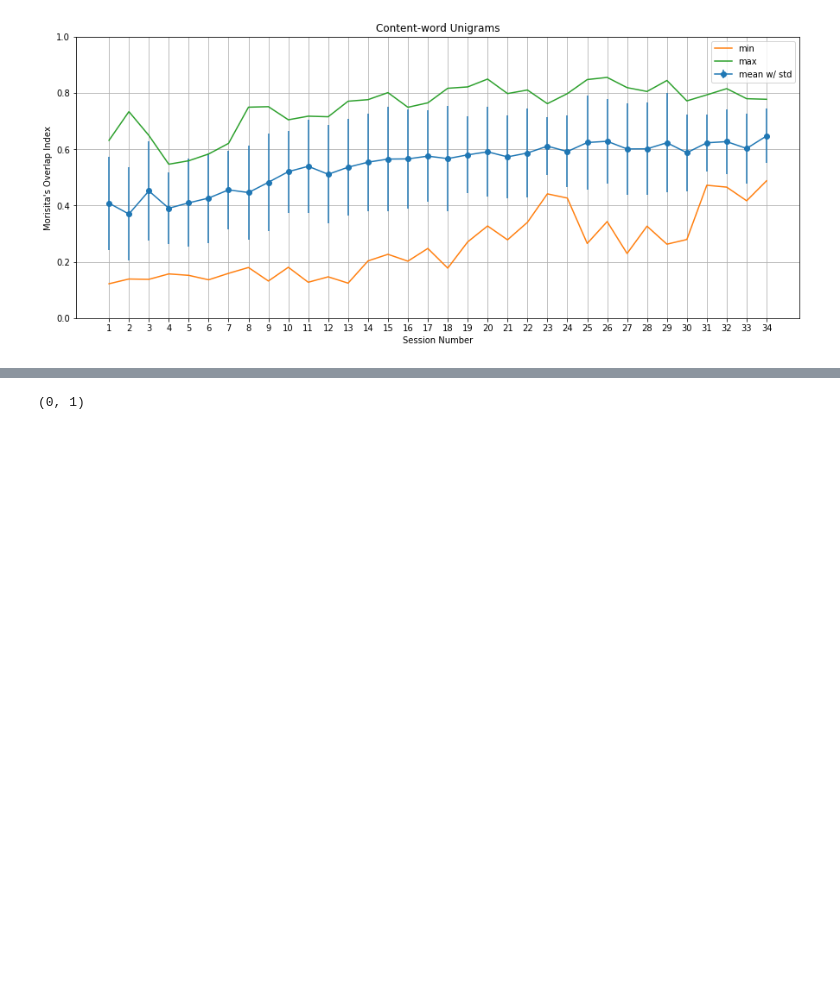
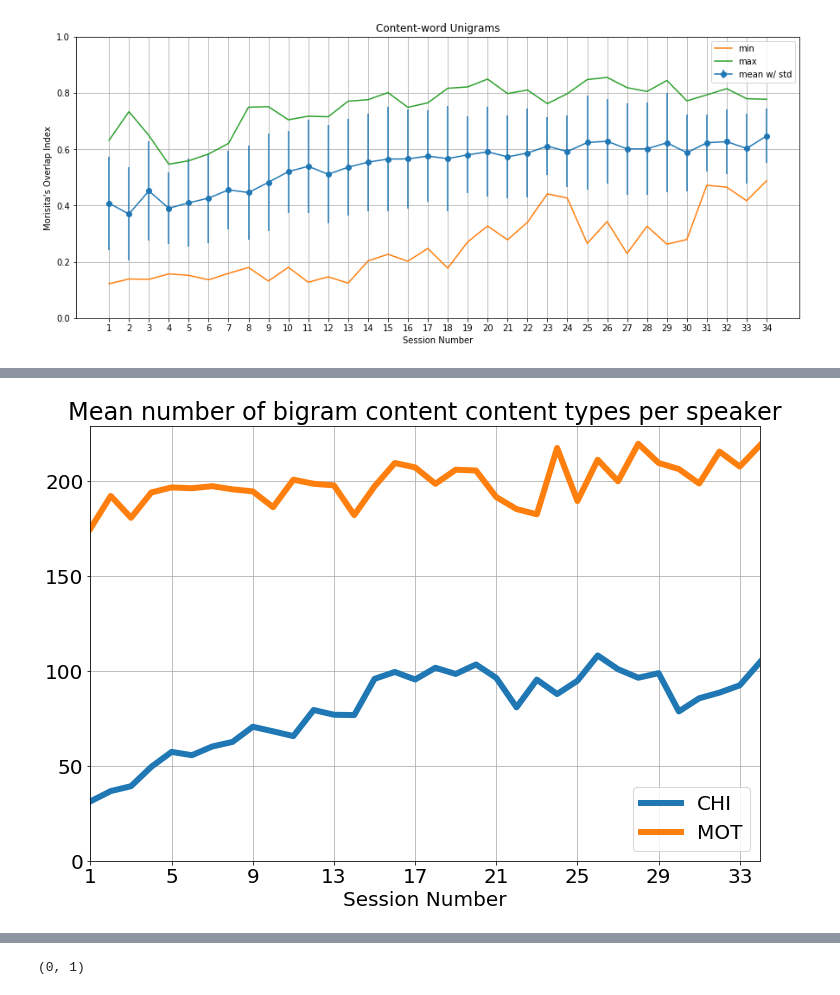
Before and after one commit to pfeyz/formulae-project, a Jupyter notebook: Morisita Function-Content Split.ipynb, the cells around one changed output, grey strips where cells are left out. Cells and saved outputs as stored; diff of their text form; code cells hidden in the pictures; blank space fills up the shorter version.

```diff
--- a/Morisita Function-Content Split.ipynb
+++ b/Morisita Function-Content Split.ipynb
@@ -82,0 +114,3 @@ unigrams['fcat'] = unigrams.ngram.apply(categorize_ngram)
+# %%
+unigrams['fcat'] = unigrams.ngram.apply(categorize_ngram)
+bigrams['fcat'] = bigrams.ngram.apply(categorize_ngram)
@@ -88,0 +165,18 @@ plot_child_adult_morisita(unigrams[unigrams.fcat.eq('C')], 'Content-word Unigram
+# %%
+def mean_number_of_types_plots():
+    unfiltered = (
+        bigrams[bigrams.fcat.eq('C/C')]
+        .groupby(['corpus', 'session', 'speaker'])
+        .ngram.nunique()
+        .unstack()
+        .groupby(level='session').mean()
+    )
+
+
+    unfiltered.plot()
+    plt.ylim(0)
+    vvv_format(title='Mean number of bigram content content types per speaker', autoscale=True)
+
+mean_number_of_types_plots()
+# %% [output]
+[figure, added]
```
Also changed, not shown: parts of 18 cells of this notebook.
